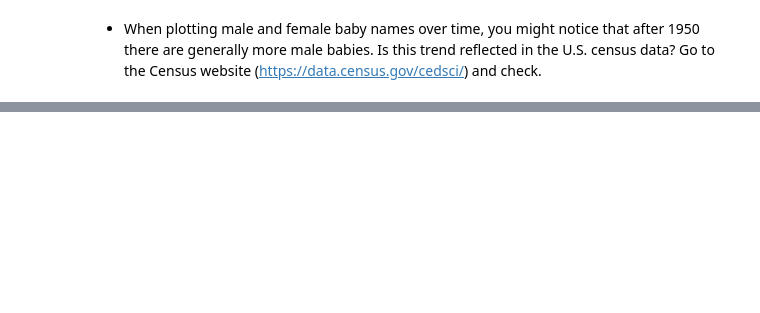
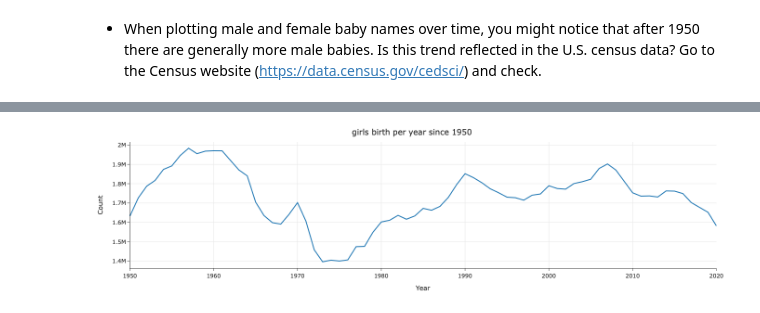
Before and after one commit to shirleytemples/data_science_techniques, a Jupyter notebook: Desktop/Data100/sql_exercises.ipynb, the cells around one changed output, grey strips where cells are left out. Cells and saved outputs as stored; diff of their text form; code cells hidden in the pictures; blank space fills up the shorter version.

```diff
--- a/Desktop/Data100/sql_exercises.ipynb
+++ b/Desktop/Data100/sql_exercises.ipynb
@@ -96,0 +103,10 @@ I would guess from this chart that anyone with my name is from the 1940s.
+# %%
+query = '''
+SELECT Year, Sex, SUM(Count) AS Count
+FROM baby
+WHERE Year > 1949
+  AND Sex = "F"
+GROUP BY Year, Sex
+'''
+girls = pd.read_sql(query,db)
+girls
@@ -96,0 +143,5 @@ I would guess from this chart that anyone with my name is from the 1940s.
+# %%
+graph=px.line(girls, x='Year', y='Count',title="girls birth per year since 1950", width=350, height=250)
+margin(graph, t=30)
+# %% [output]
+[figure, added]
```
Also changed, not shown: parts of 65 cells of this notebook.
